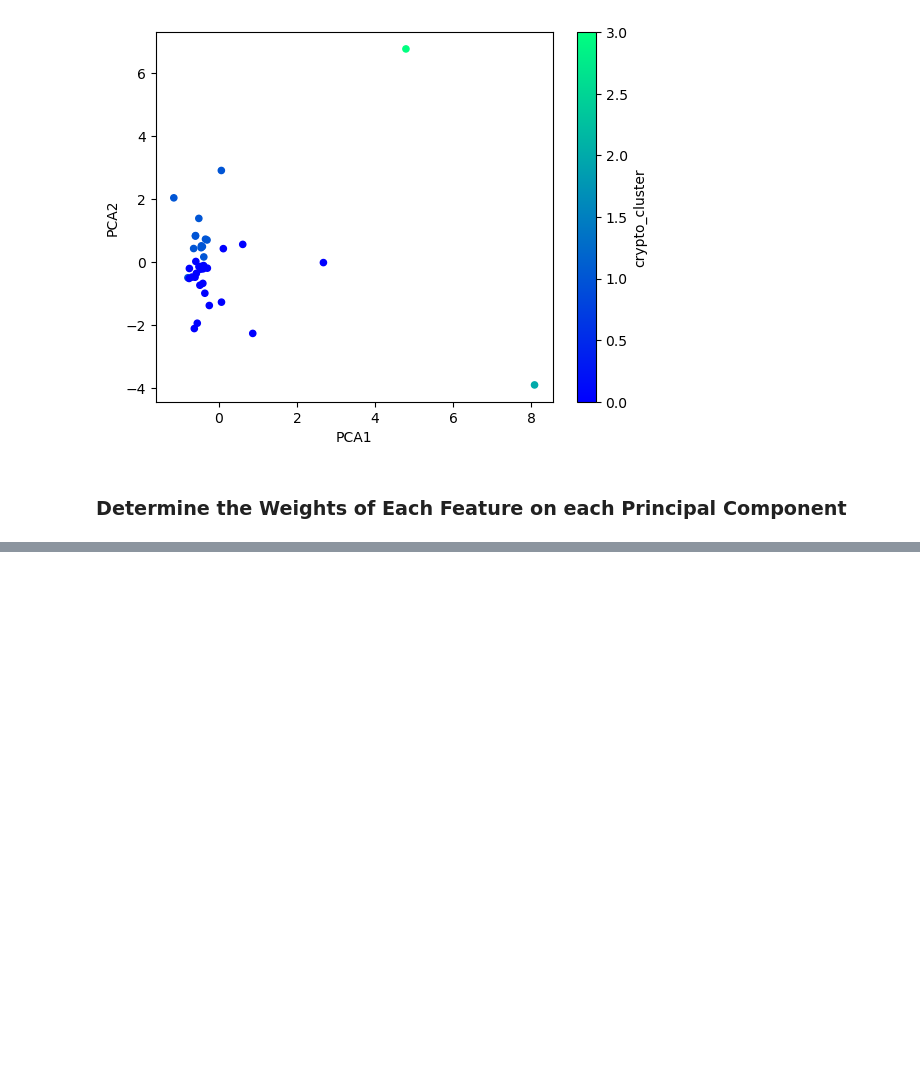
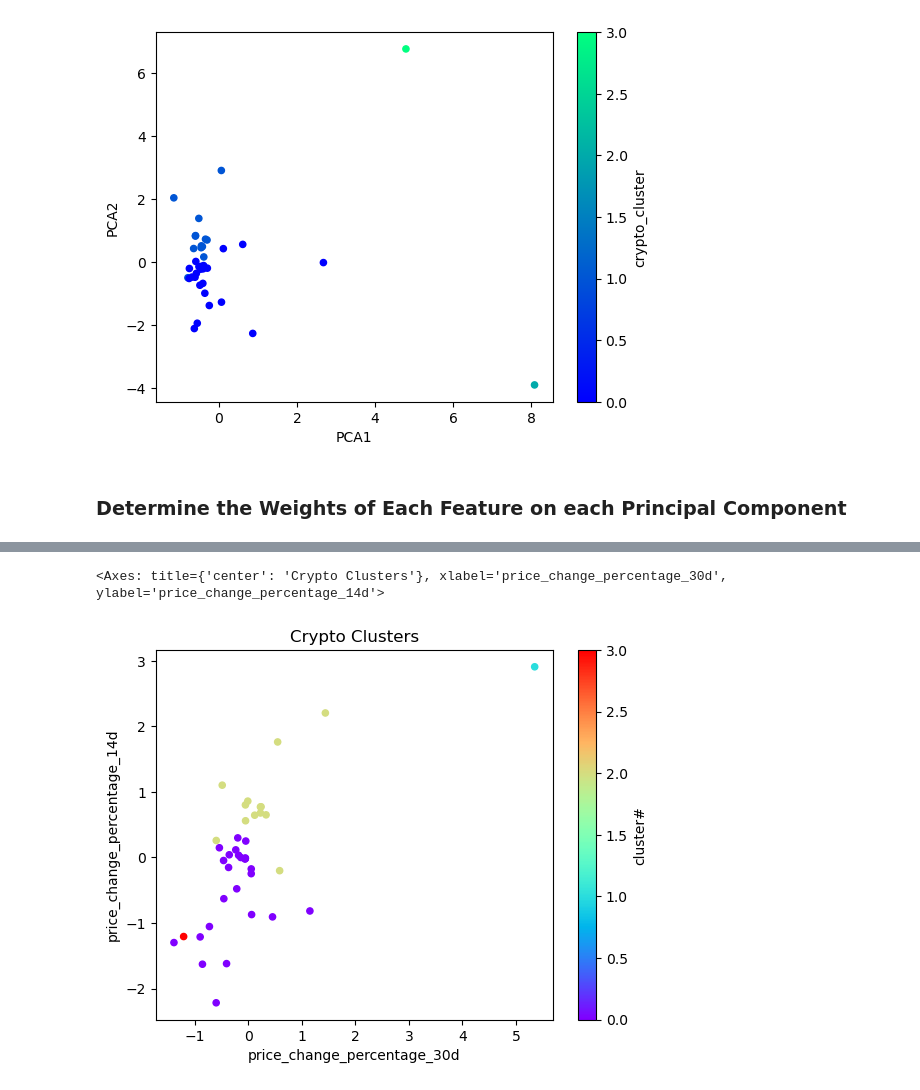
Before and after one commit to BlairSonnen/CryptoClustering, a Jupyter notebook: Crypto_Clustering.ipynb, the cells around one changed output, grey strips where cells are left out. Drawn from its saved outputs; the diff is of its cells as text; code cells hidden in the pictures; blank space fills up the shorter version.

```diff
--- a/Crypto_Clustering.ipynb
+++ b/Crypto_Clustering.ipynb
@@ -350,0 +399,11 @@ pca_elbow_df.head(10)
+# %%
+crypto_predictions.plot.scatter(
+    x="price_change_percentage_30d",
+    y="price_change_percentage_14d",
+    c="cluster#",
+    colormap="rainbow",
+    title="Crypto Clusters"
+)
+# %% [output]
+<Axes: title={'center': 'Crypto Clusters'}, xlabel='price_change_percentage_30d', ylabel='price_change_percentage_14d'>
+[figure, added]
```
Also changed, not shown: parts of 13 cells of this notebook, 1 other file.
